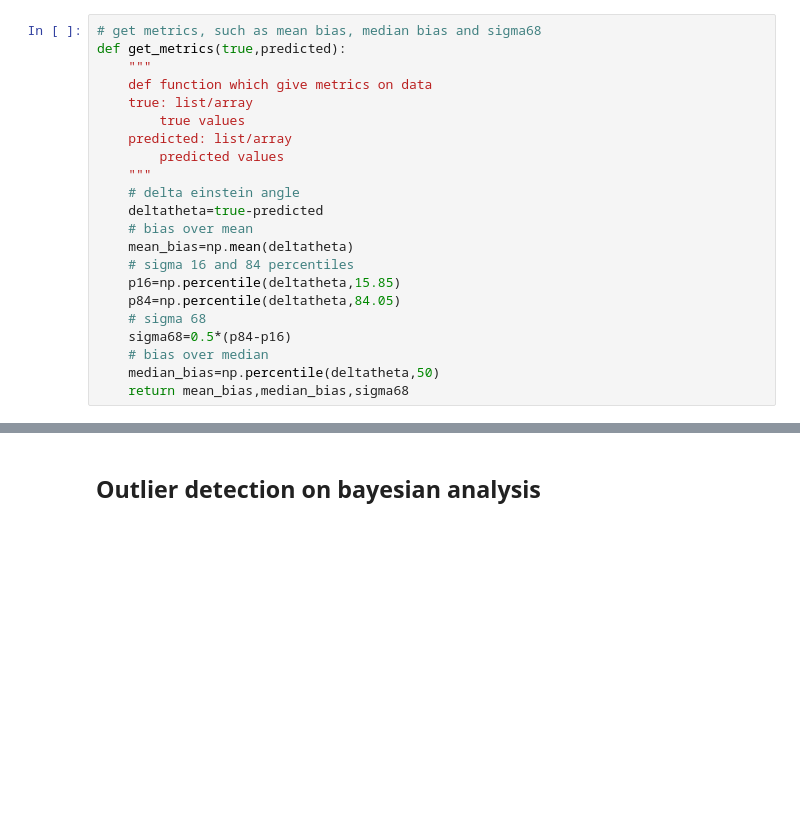
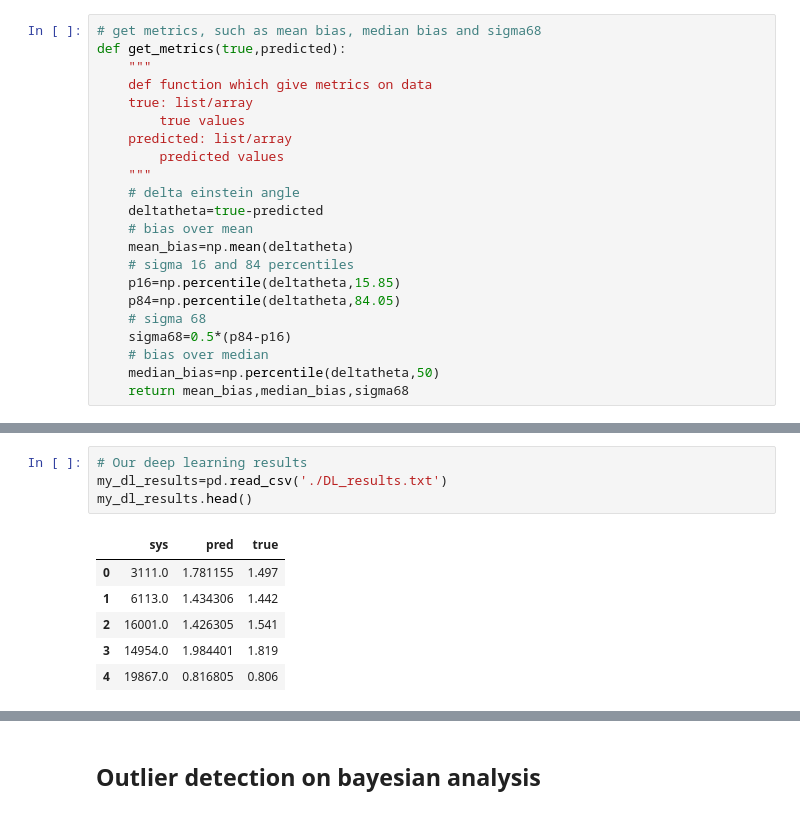
Before and after one commit to joaofrancafisica/BigDataProject, a Jupyter notebook: ResultAnalysis.ipynb, the cells around one changed output, grey strips where cells are left out. Drawn from its saved outputs; the diff is of its cells as text; blank space fills up the shorter version.

```diff
--- a/ResultAnalysis.ipynb
+++ b/ResultAnalysis.ipynb
@@ -72,0 +92,11 @@ for i in range(0, len(types)):
+# %%
+# Our deep learning results
+my_dl_results=pd.read_csv('./DL_results.txt')
+my_dl_results.head()
+# %% [output]
+|  | sys | pred | true |
+| 0 | 3111.0 | 1.781155 | 1.497 |
+| 1 | 6113.0 | 1.434306 | 1.442 |
+| 2 | 16001.0 | 1.426305 | 1.541 |
+| 3 | 14954.0 | 1.984401 | 1.819 |
+| 4 | 19867.0 | 0.816805 | 0.806 |
```
Also changed, not shown: parts of 15 cells of this notebook, 5 other files.
